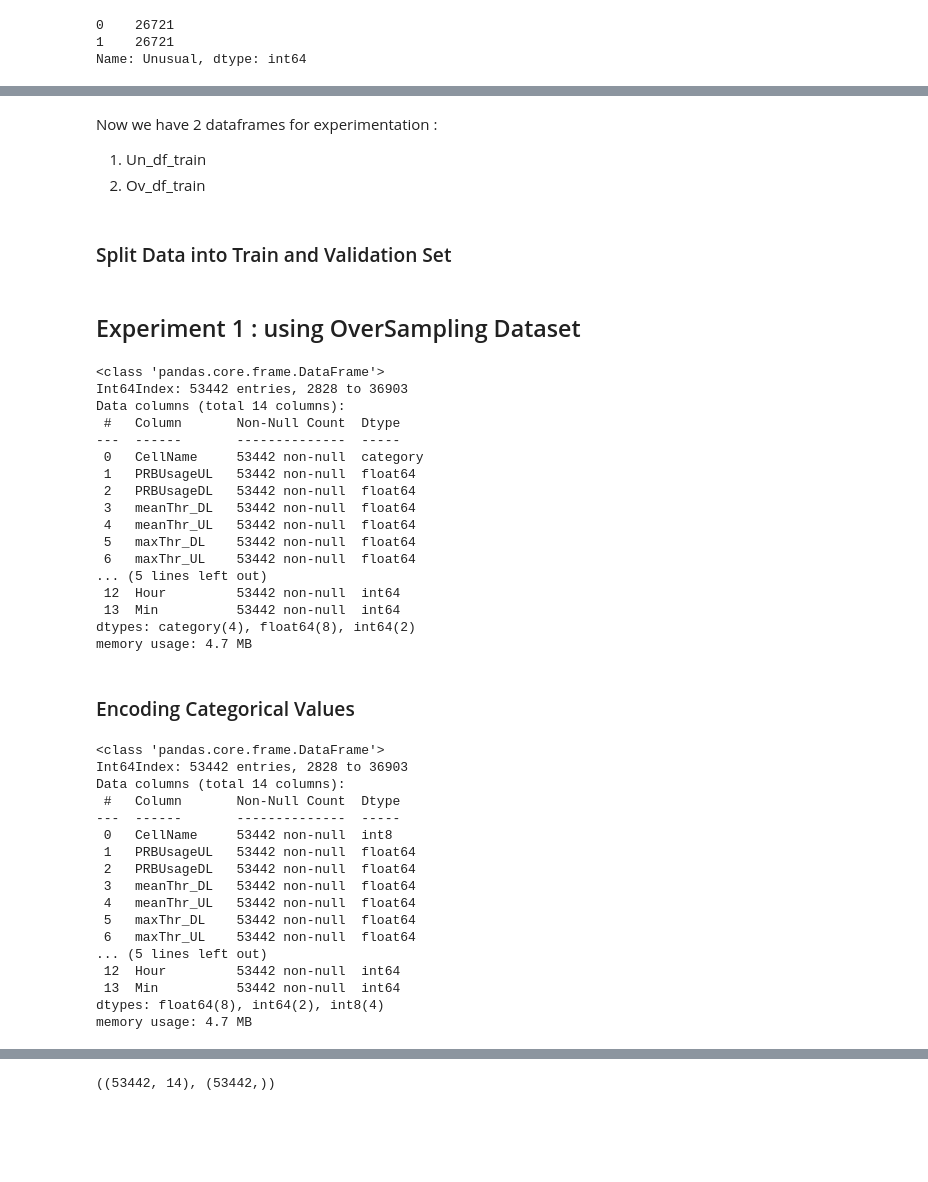
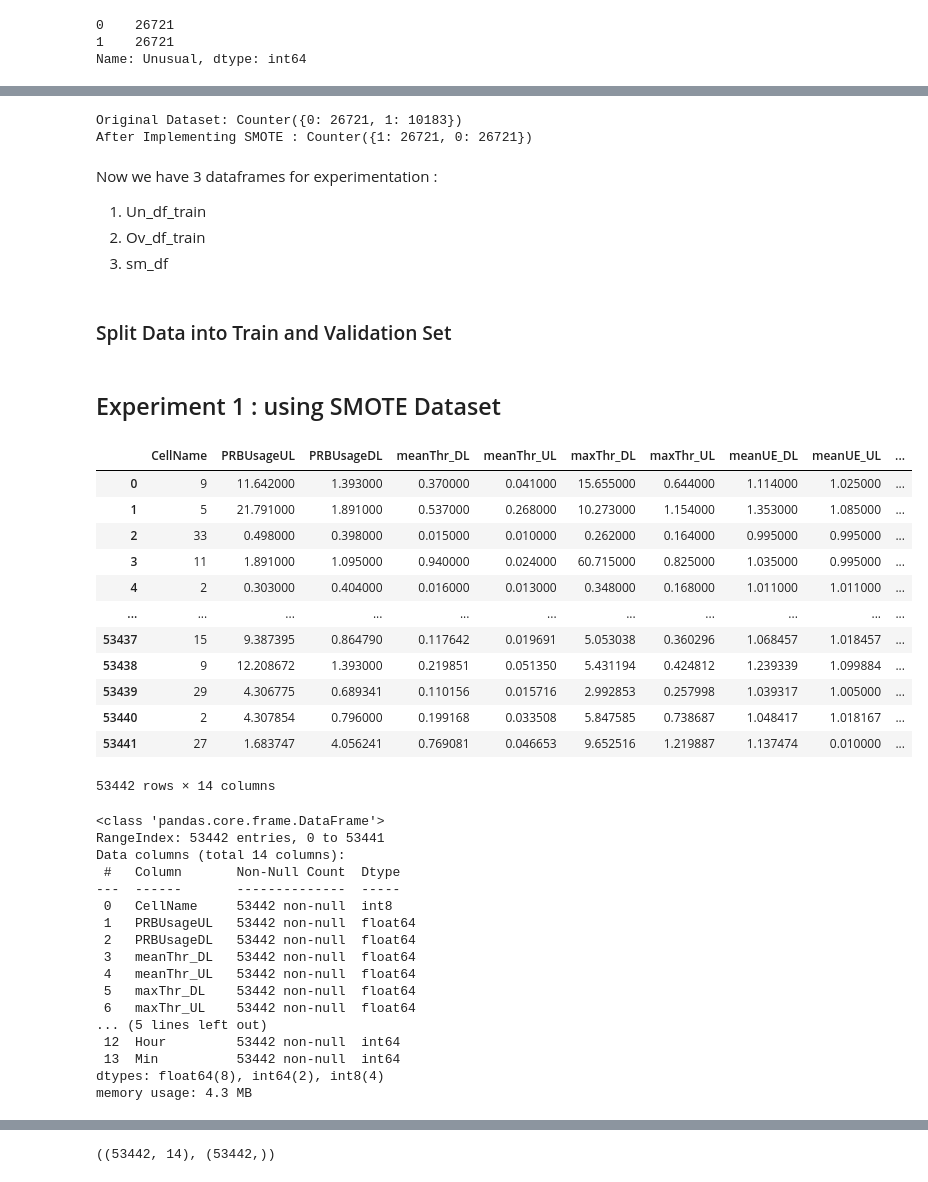
Before and after one commit to Elizabeth-Ofulue/DSML-Projects, a Jupyter notebook: FraudDetection/Experimental Env.ipynb, the cells around one changed output, grey strips where cells are left out. Saved outputs shown, nothing was run; the diff lists cells and outputs as text; code cells hidden in the pictures; blank space fills up the shorter version.

```diff
--- a/FraudDetection/Experimental Env.ipynb
+++ b/FraudDetection/Experimental Env.ipynb
@@ -614,13 +657,25 @@ Name: Unusual, dtype: int64
 
 Build a sample dataset containing new distribution of Anomalouse and non Anomalouse
+# %%
+from imblearn.over_sampling import SMOTE
+from collections import Counter
+SMOTE = SMOTE()
+# %%
+print('Original Dataset: %s' % Counter(y))
+X_sm,y_sm = SMOTE.fit_resample(X,y)
+print('After Implementing SMOTE : %s' % Counter(y_sm))
+# %% [output]
+Original Dataset: Counter({0: 26721, 1: 10183})
+After Implementing SMOTE : Counter({1: 26721, 0: 26721})
 # %% [markdown]
-Now we have 2 dataframes for experimentation :
+Now we have 3 dataframes for experimentation :
 
 1. Un_df_train
 2. Ov_df_train
+3. sm_df
 # %% [markdown]
 ### Split Data into Train and Validation Set
 # %%
 from sklearn.model_selection import train_test_split
 # %% [markdown]
-## Experiment 1 : using OverSampling Dataset
+## Experiment 1 : using SMOTE Dataset
@@ -631,12 +682,28 @@ y_Ov = Ov_df_train.Unusual
+# %%
+X_sm
+# %% [output]
+|  | CellName | PRBUsageUL | PRBUsageDL | meanThr_DL | meanThr_UL | maxThr_DL | maxThr_UL | meanUE_DL | meanUE_UL | ... |
+| 0 | 9 | 11.642000 | 1.393000 | 0.370000 | 0.041000 | 15.655000 | 0.644000 | 1.114000 | 1.025000 | ... |
+| 1 | 5 | 21.791000 | 1.891000 | 0.537000 | 0.268000 | 10.273000 | 1.154000 | 1.353000 | 1.085000 | ... |
+| 2 | 33 | 0.498000 | 0.398000 | 0.015000 | 0.010000 | 0.262000 | 0.164000 | 0.995000 | 0.995000 | ... |
+| 3 | 11 | 1.891000 | 1.095000 | 0.940000 | 0.024000 | 60.715000 | 0.825000 | 1.035000 | 0.995000 | ... |
+| 4 | 2 | 0.303000 | 0.404000 | 0.016000 | 0.013000 | 0.348000 | 0.168000 | 1.011000 | 1.011000 | ... |
+| ... | ... | ... | ... | ... | ... | ... | ... | ... | ... | ... |
+| 53437 | 15 | 9.387395 | 0.864790 | 0.117642 | 0.019691 | 5.053038 | 0.360296 | 1.068457 | 1.018457 | ... |
+| 53438 | 9 | 12.208672 | 1.393000 | 0.219851 | 0.051350 | 5.431194 | 0.424812 | 1.239339 | 1.099884 | ... |
+| 53439 | 29 | 4.306775 | 0.689341 | 0.110156 | 0.015716 | 2.992853 | 0.257998 | 1.039317 | 1.005000 | ... |
+| 53440 | 2 | 4.307854 | 0.796000 | 0.199168 | 0.033508 | 5.847585 | 0.738687 | 1.048417 | 1.018167 | ... |
+| 53441 | 27 | 1.683747 | 4.056241 | 0.769081 | 0.046653 | 9.652516 | 1.219887 | 1.137474 | 0.010000 | ... |
+53442 rows × 14 columns
 # %%
-X_Ov.info()
+X_sm.info()
 # %% [output]
 <class 'pandas.core.frame.DataFrame'>
-Int64Index: 53442 entries, 2828 to 36903
+RangeIndex: 53442 entries, 0 to 53441
 Data columns (total 14 columns):
  #   Column       Non-Null Count  Dtype
 ---  ------       --------------  -----
- 0   CellName     53442 non-null  category
+ 0   CellName     53442 non-null  int8
  1   PRBUsageUL   53442 non-null  float64
  2   PRBUsageDL   53442 non-null  float64
  3   meanThr_DL   53442 non-null  float64
@@ -646,7 +713,5 @@ Data columns (total 14 columns):
 ... (5 lines left out)
  12  Hour         53442 non-null  int64
  13  Min          53442 non-null  int64
-dtypes: category(4), float64(8), int64(2)
-memory usage: 4.7 MB
+dtypes: float64(8), int64(2), int8(4)
+memory usage: 4.3 MB
-# %% [markdown]
-### Encoding Categorical Values
@@ -658,20 +717,0 @@ for label, content in X_Ov.items():
-# %%
-X_Ov.info()
-# %% [output]
-<class 'pandas.core.frame.DataFrame'>
-Int64Index: 53442 entries, 2828 to 36903
-Data columns (total 14 columns):
- #   Column       Non-Null Count  Dtype
----  ------       --------------  -----
- 0   CellName     53442 non-null  int8
- 1   PRBUsageUL   53442 non-null  float64
- 2   PRBUsageDL   53442 non-null  float64
- 3   meanThr_DL   53442 non-null  float64
- 4   meanThr_UL   53442 non-null  float64
- 5   maxThr_DL    53442 non-null  float64
- 6   maxThr_UL    53442 non-null  float64
-... (5 lines left out)
- 12  Hour         53442 non-null  int64
- 13  Min          53442 non-null  int64
-dtypes: float64(8), int64(2), int8(4)
-memory usage: 4.7 MB
```
Also changed, not shown: parts of 22 cells of this notebook.
